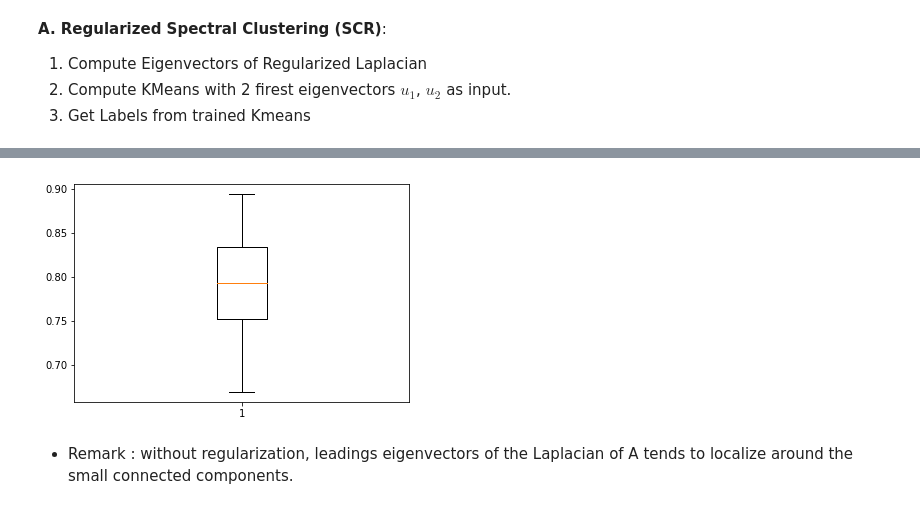
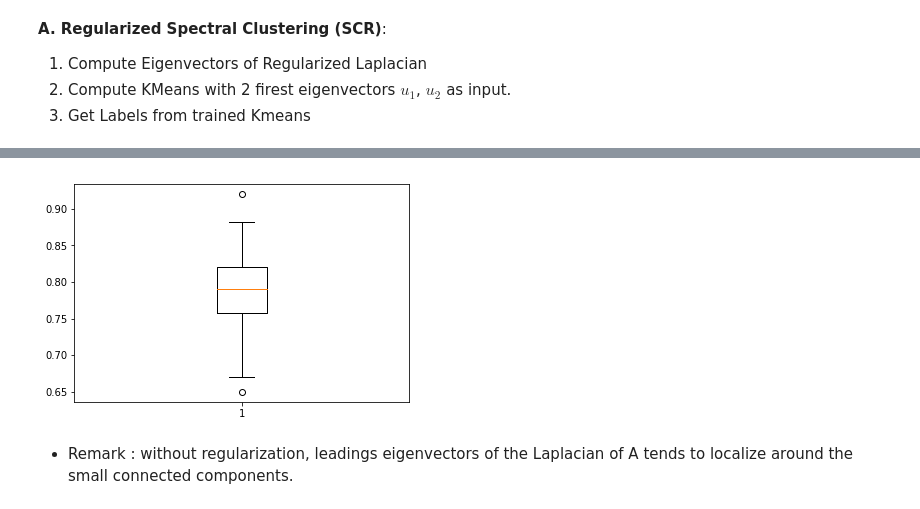
Before and after one commit to dam-grassman/community-project, a Jupyter notebook: Compressed Sensing.ipynb, the cells around one changed output, grey strips where cells are left out. Saved outputs shown, nothing was run; the diff lists cells and outputs as text; code cells hidden in the pictures.

```diff
--- a/Compressed Sensing.ipynb
+++ b/Compressed Sensing.ipynb
@@ -66,3 +113,0 @@ class DCSBM :
-# %%
-graph = SBM(30,0.007,0.1)
-graph = DCSBM(30,0.007,0.1, [np.random.randint(1,5)/2 for i in range(30)])
@@ -253,7 +349,6 @@ Q_{DC}(e) & = & \sum_{k=1}^K\sum_{l=1}^K O_{kl}\log \frac{O_{kl}}{O_kO_l} \mbox{
 # E(theta_i)=1 and 1/xi \leq theta_i \leq xi for some xi \geq 1
 
 xi = 2
-n = 30
-theta = np.minimum(np.maximum(np.random.poisson(4, size=n)/4,1/xi),xi)
+theta = np.minimum(np.maximum(np.random.poisson(4, size=30)/4,1/xi),xi)
 np.mean(theta)
 # %% [output]
@@ -261,23 +356 @@ np.mean(theta)
-# %%
-
-# K = 2, p, q given
-class DCSBM :
-    def __init__(self,n, lambda_n, r, w):
-        self.n = n
-        self.probas = lambda_n*np.array([[1,r],[r,w]])
-        self.theta =  np.minimum(np.maximum(np.random.poisson(4, size=n)/4,1/xi),xi)
-        self.labels = [np.argmax(np.random.multinomial(1, [1/2, 1/2])) for i in range(n)]
-        self.adjency_matrix = np.zeros((n,n))
-        self.edges = []
-        self.get_adjency_edges()
-
-    def get_adjency_edges(self):
-        for i in range(self.n):
-            for j in range(i):
-                #draw A_ij = Bernouilly(theta_i * thetaj * Pc_i, c_j)
-                ci, cj = self.labels[i], self.labels[j]
-                edge = np.random.binomial(1,self.theta[i]*self.theta[j]*self.probas[ci, cj])
-                if edge == 1 :
-                    self.edges.append((i,j))
-                self.adjency_matrix[i,j] =edge
 # %%
@@ -429,20 +424,25 @@ Normalized Mutual Score on one experiment using SCR :  0.7734130930333452
+# %%
+def SCR_prediction(adjency_matrix):
+    V, Z = eig_laplacian_regularized(adjency_matrix, 2, tau = tau)
+    Kmeans = KMeans(n_clusters=2, random_state=i, init ='random', n_init =40).fit(Z)
+    return Kmeans.labels_
 # %%
 NMI_values = []
+np.random.seed(8)
 for i in tqdm.tqdm_notebook(range(100)):
     graph = DCSBM(n = n, lambda_n = lambda_n, r = r, w = w)
     #if graph.misfits ==0  :
-    V, Z = eig_laplacian_regularized(graph.adjency_matrix, 2, tau = tau)
-    Kmeans = KMeans(n_clusters=2, random_state=i, init ='random', n_init =40).fit(Z)
-    NMI = normalized_mutual_info_score(labels_true = graph.labels, labels_pred = Kmeans.labels_, average_method='arithmetic' )
+    SCR_pred = SCR_prediction(graph.adjency_matrix)
+    NMI = normalized_mutual_info_score(labels_true = graph.labels, labels_pred = SCR_pred, average_method='arithmetic' )
     NMI_values.append(NMI)
     #else :
         #print('Misfits in Network')
 
 plt.boxplot(NMI_values)
 plt.show()
 # %% [output]
 [interactive output not drawn]
-[figure, old version]
+[figure, new version]
 # %% [markdown]
 - Remark : without regularization, leadings eigenvectors of the Laplacian of A tends to localize around the small connected components.
 # %% [markdown]
```
Also changed, not shown: parts of 66 cells of this notebook.
